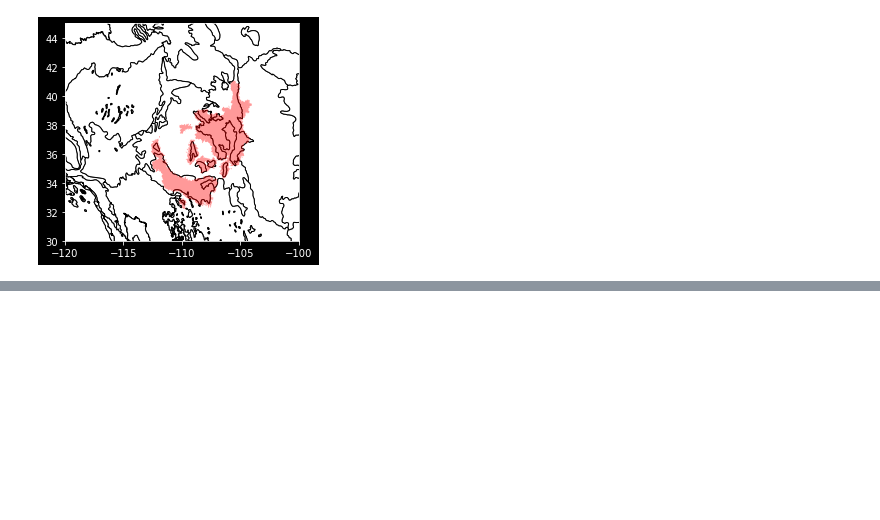
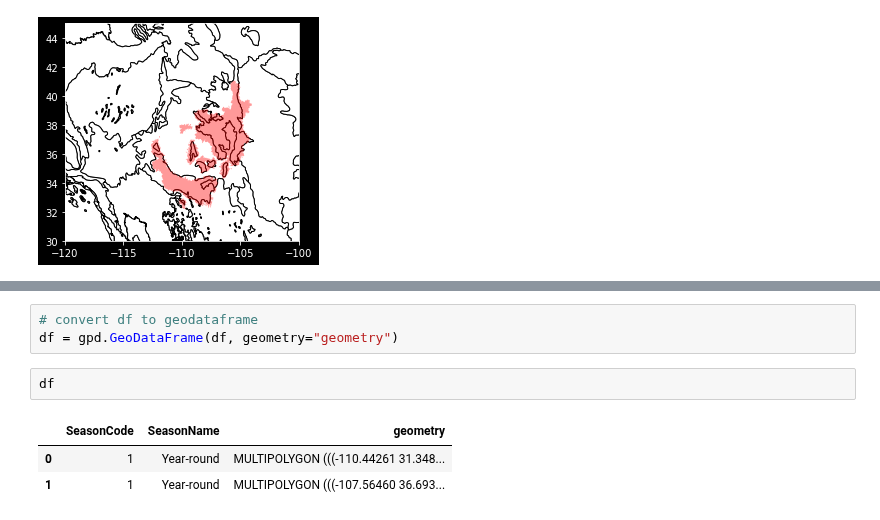
Before and after one commit to sl354207/eco_python, a Jupyter notebook: native/gap_test.ipynb, the cells around one changed output, grey strips where cells are left out. Drawn from its saved outputs; the diff is of its cells as text; blank space fills up the shorter version.

```diff
--- a/native/gap_test.ipynb
+++ b/native/gap_test.ipynb
@@ -120,0 +106,9 @@ ax.set_ylim(ymin, ymax)
+# %%
+# convert df to geodataframe
+df = gpd.GeoDataFrame(df, geometry="geometry")
+# %%
+df
+# %% [output]
+|  | SeasonCode | SeasonName | geometry |
+| 0 | 1 | Year-round | MULTIPOLYGON (((-110.44261 31.348... |
+| 1 | 1 | Year-round | MULTIPOLYGON (((-107.56460 36.693... |
```
Also changed, not shown: parts of 4 cells of this notebook, 1 other file.
